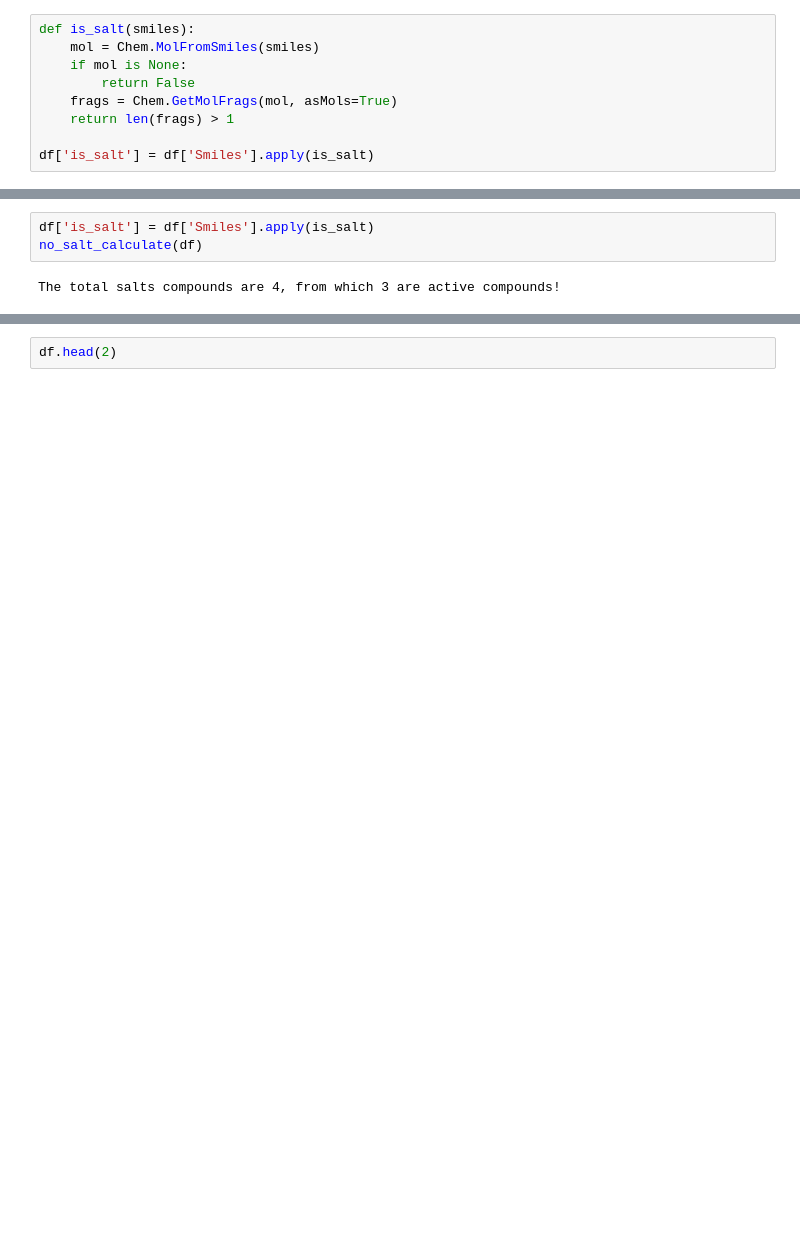
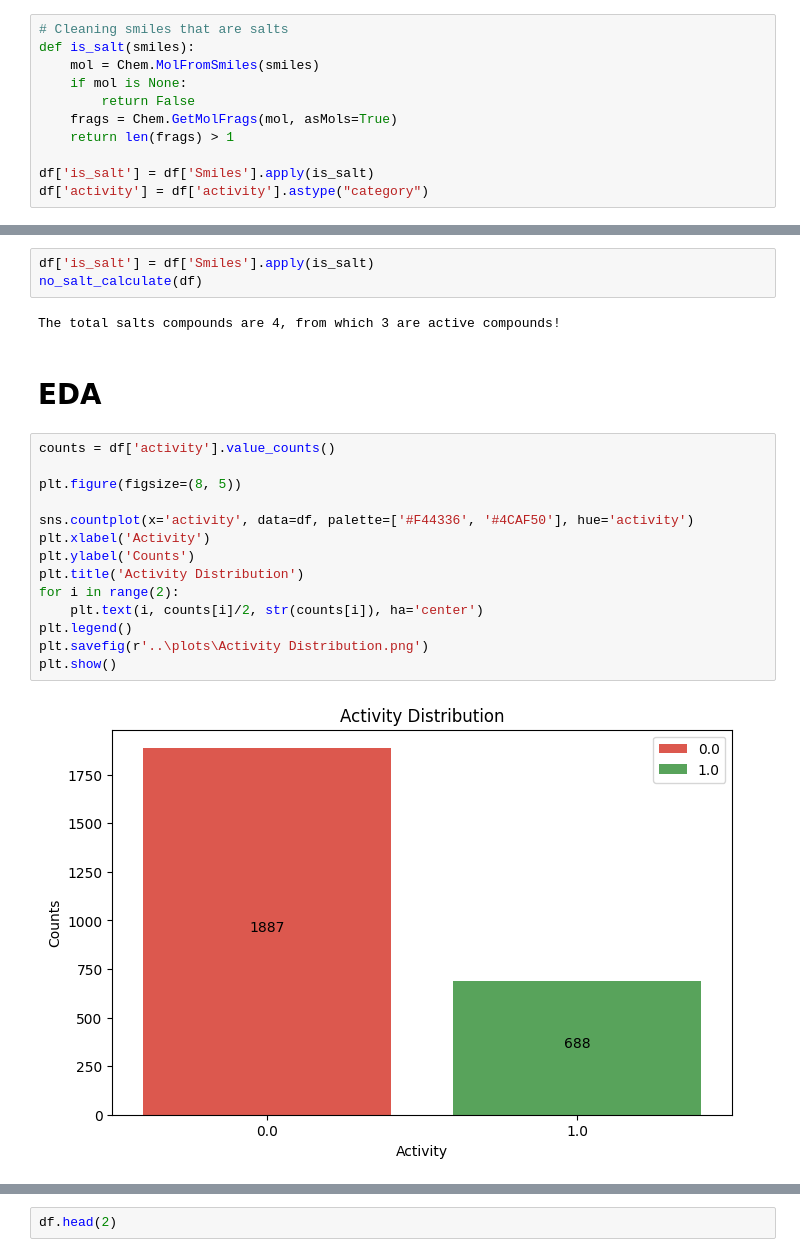
Before and after one commit to Yash-Dhanawate/ptp1b-activity, a Jupyter notebook: notebook/main.ipynb, the cells around one changed output, grey strips where cells are left out. Cells and saved outputs as stored; diff of their text form; blank space fills up the shorter version.

```diff
--- a/notebook/main.ipynb
+++ b/notebook/main.ipynb
@@ -313,6 +348,7 @@ activity
 1.0     688
 Name: count, dtype: int64
 # %%
+# Cleaning smiles that are salts
 def is_salt(smiles):
     mol = Chem.MolFromSmiles(smiles)
     if mol is None:
@@ -321,6 +357,7 @@ def is_salt(smiles):
     return len(frags) > 1
 
 df['is_salt'] = df['Smiles'].apply(is_salt)
+df['activity'] = df['activity'].astype("category")
 # %%
 def no_salt_calculate(df):
     total_salt_compounds = df['is_salt'].sum()
@@ -392,3 +425,21 @@ df['is_salt'] = df['Smiles'].apply(is_salt)
 no_salt_calculate(df)
 # %% [output]
 The total salts compounds are 4, from which 3 are active compounds!
+# %% [markdown]
+# EDA
+# %%
+counts = df['activity'].value_counts()
+
+plt.figure(figsize=(8, 5))
+
+sns.countplot(x='activity', data=df, palette=['#F44336', '#4CAF50'], hue='activity')
+plt.xlabel('Activity')
+plt.ylabel('Counts')
+plt.title('Activity Distribution')
+for i in range(2):
+    plt.text(i, counts[i]/2, str(counts[i]), ha='center')
+plt.legend()
+plt.savefig(r'..\plots\Activity Distribution.png')
+plt.show()
+# %% [output]
+[figure, added]
```
Also changed, not shown: parts of 34 cells of this notebook, 5 other files.
